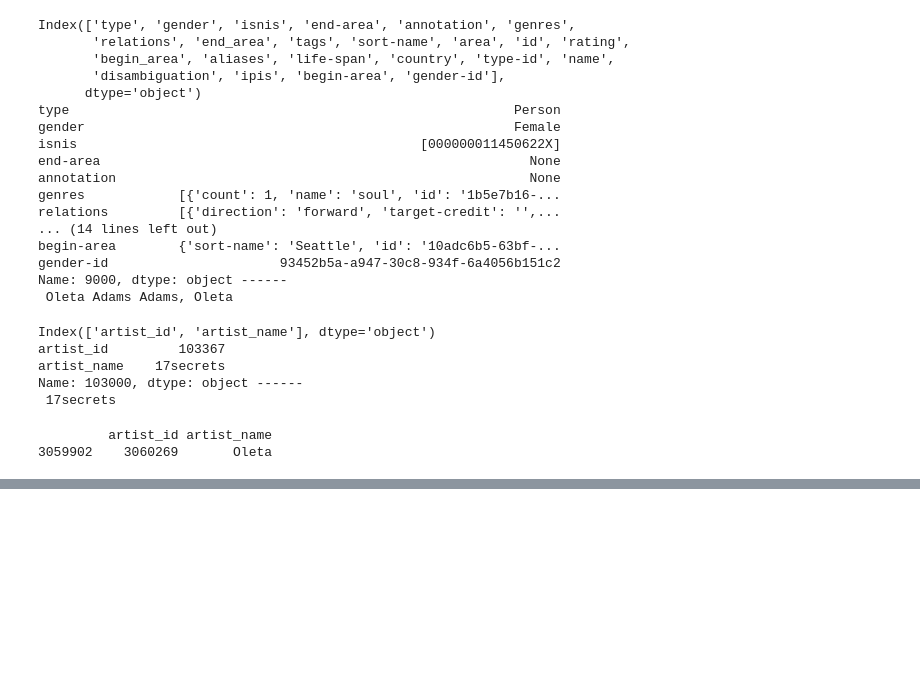
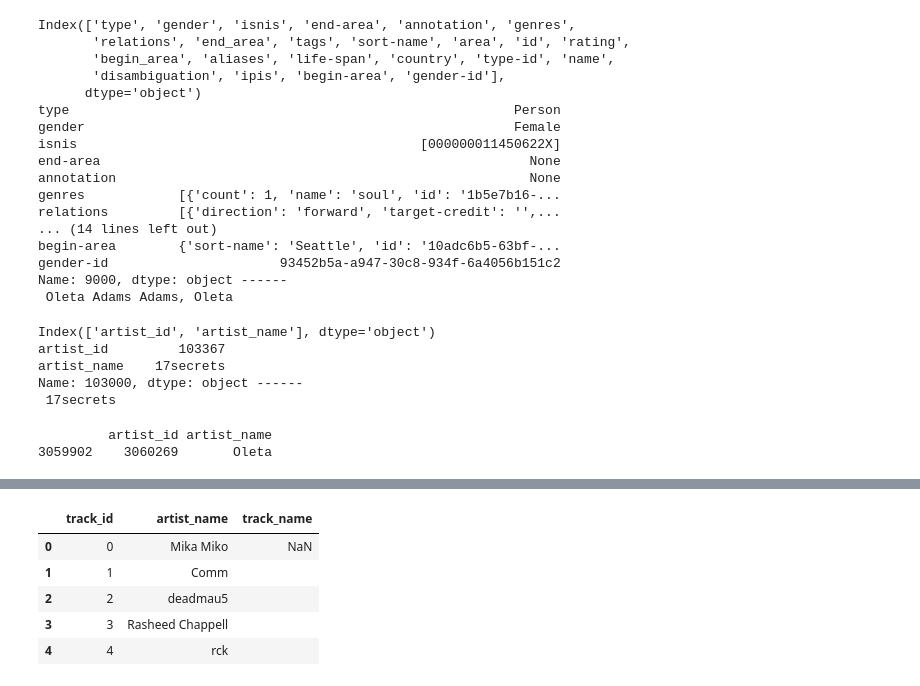
Before and after one commit to moradiarmin/CulturalDiscoverability, a Jupyter notebook: playground.ipynb, the cells around one changed output, grey strips where cells are left out. Drawn from its saved outputs; the diff is of its cells as text; code cells hidden in the pictures; blank space fills up the shorter version.

```diff
--- a/playground.ipynb
+++ b/playground.ipynb
@@ -171,0 +215,9 @@ for d in df_2b:
+# %%
+tracks_df.head()
+# %% [output]
+|  | track_id | artist_name | track_name |
+| 0 | 0 | Mika Miko | NaN |
+| 1 | 1 | Comm |  |
+| 2 | 2 | deadmau5 |  |
+| 3 | 3 | Rasheed Chappell |  |
+| 4 | 4 | rck |  |
```
Also changed, not shown: parts of 7 cells of this notebook, 4 other files.
